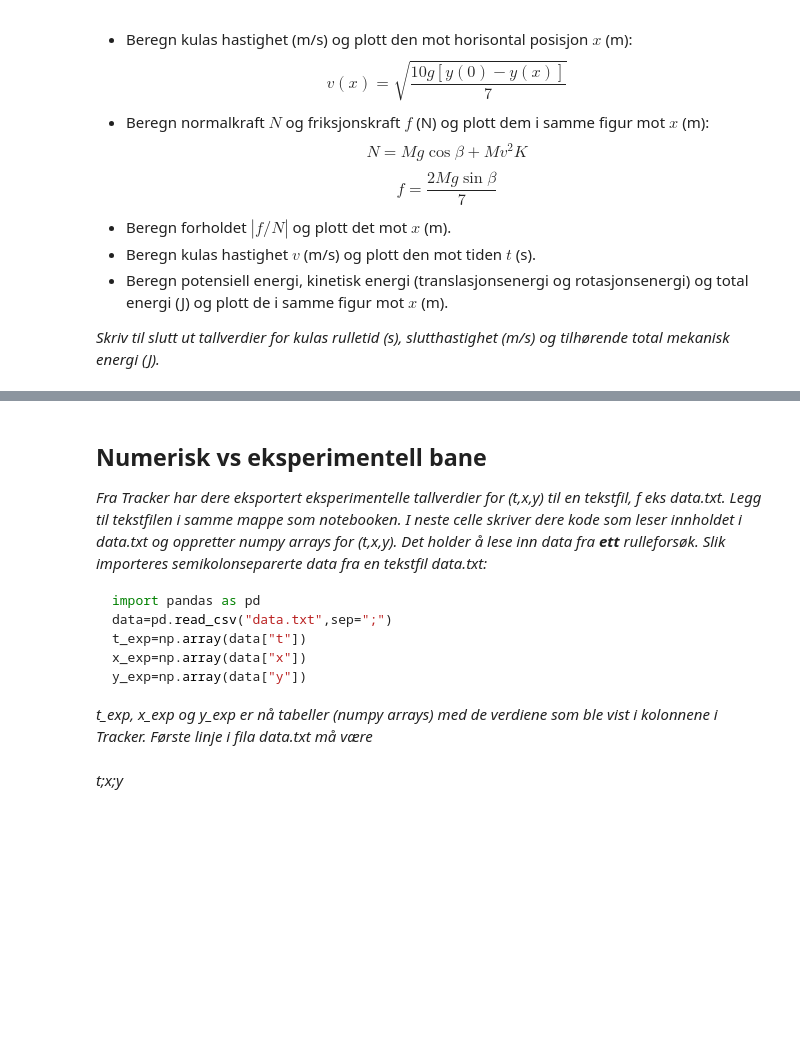
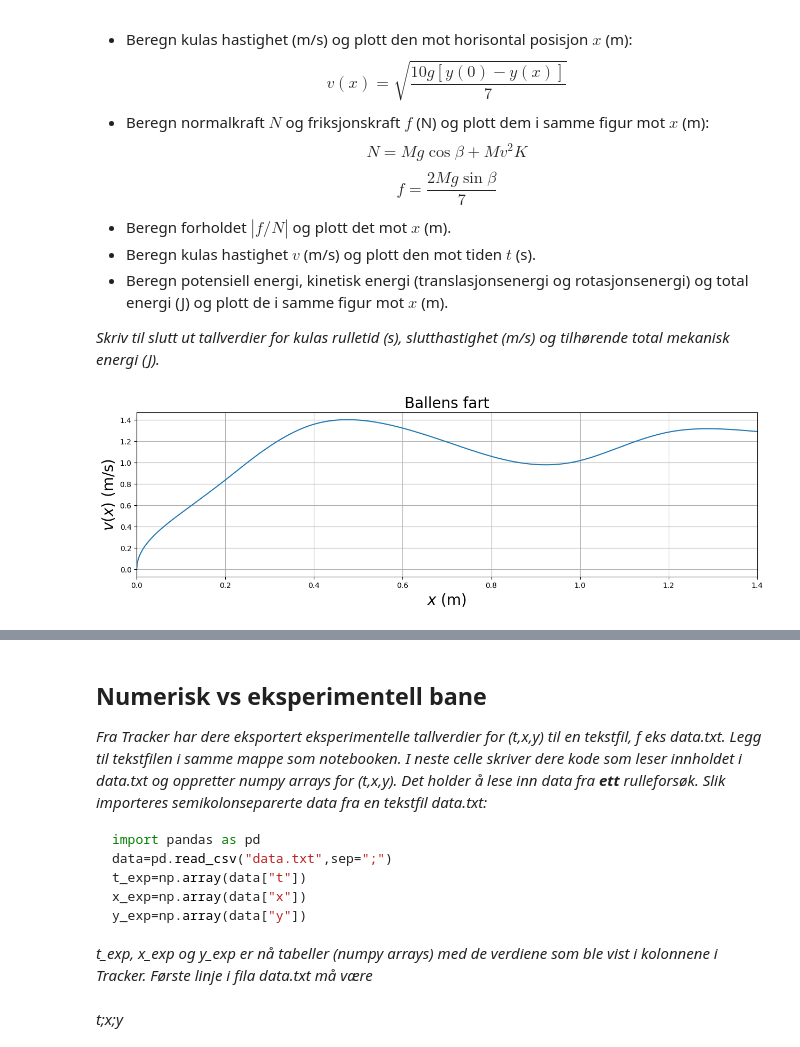
Before and after one commit to dtktran/notebook_mal_V25, a Jupyter notebook: notebook_mal_V25.ipynb, the cells around one changed output, grey strips where cells are left out. Saved outputs shown, nothing was run; the diff lists cells and outputs as text; code cells hidden in the pictures; blank space fills up the shorter version.

```diff
--- a/notebook_mal_V25.ipynb
+++ b/notebook_mal_V25.ipynb
@@ -185,5 +185,94 @@ $$f = \frac{2Mg\sin\beta}{7}$$
 # %%
 #Numerisk beregning og plotting av de fysiske størrelsene v(x), N(x), f(x), |f/N|, v(t), Epot(x), Ekin(x), Etot(x)
 
+v_x = (10/7 * g * (y[0] - y))**(1/2) # Ballens hastighet
+
+N = M * g * np.cos(beta) + M * v_x**2 * K # Normalkraften
+
+f = 2/7 * M * g * np.sin(beta) # Friksjonskraften
+
+f_over_N = np.absolute(f / N) # Forholdet |f/N|
+
+delta_t = np.zeros(x.shape[0])
+delta_t[0] = 0
+for i in range(1, x.shape[0]):
+    delta_t[i] = 2*dx / (v_x[i-1] + v_x[i])
+
+t_x = np.cumsum(delta_t)
+
+Epot = M * g * y # Potensiell energi
+Ekin = (1 +c) / 2 * M * v_x**2 # Kinetisk energi
+Etot = Epot + Ekin # Total mekanisk energi
+
+
+# Plotting av ballens hastighet
+plt.figure(figsize=(15,4))
+plt.plot(x,v_x)
+plt.title('Ballens fart',fontsize=20)
+plt.xlabel('$x$ (m)',fontsize=20)
+plt.ylabel('$v(x)$ (m/s)',fontsize=20)
+plt.xlim(0,1.4)
+plt.grid()
+plt.show()
+
+
+# Plotting av Normalkraften
+plt.figure(figsize=(15,4))
+plt.plot(x,N)
+plt.title('Normalkraften',fontsize=20)
+plt.xlabel('$x$ (m)',fontsize=20)
+plt.ylabel('$N/mg$',fontsize=20)
+plt.xlim(0,1.400)
+plt.grid()
+plt.show()
+
+# Plotting av Friksjonskraften
+plt.figure(figsize=(15,4))
+plt.plot(x,f)
+plt.title('Friksjonskraften',fontsize=20)
+plt.xlabel('$x$ (m)',fontsize=20)
+plt.ylabel('$f/mg$',fontsize=20)
+plt.xlim(0,1.400)
+plt.grid()
+plt.show()
+
+# Plotting av forhold mellom Normalkraften og Friksjonskraften
+plt.figure(figsize=(15,4))
+plt.plot(x,f_over_N)
+plt.title('Forhold',fontsize=20)
+plt.xlabel('$x$ (m)',fontsize=20)
+plt.ylabel('$|f/N|$',fontsize=20)
+plt.xlim(0,1.400)
+plt.grid()
+plt.show()
 
 #Utskrift av rulletid, sluttfart, total mekanisk energi
+# plott v(t) mot tiden t(s)
+
+plt.figure(figsize=(15,4))
+plt.plot(t_x, v_x)
+plt.title('Utskrift av rulletid',fontsize=20)
+plt.xlabel('t',fontsize=20)
+plt.ylabel('v(t)',fontsize=20)
+plt.xlim(0,t_x[-1])
+plt.grid()
+plt.show()
+
+
+
+# Beregn potensiell energi, kinetisk energi (translasjonsenergi og rotasjonsenergi)
+# og total energi (J) og plott de i samme figur mot x(m)
+
+plt.figure(figsize=(15,4))
+plt.plot(x, Epot, label='Potensiell energi', linestyle='-', linewidth=2)
+plt.plot(x, Ekin, label='Kinetisk energi', linestyle='--', linewidth=2)
+plt.plot(x, Etot, label='Total energi', linestyle='-.', linewidth=2)
+plt.title('Potensiell energi, kinetisk energi',fontsize=20)
+plt.xlabel('x(m)',fontsize=20)
+plt.ylabel('$Energi$ (J)',fontsize=20)
+plt.xlim(0,1.400)
+plt.legend()
+plt.grid()
+plt.show()
+# %% [output]
+[figure, added]
```
Also changed, not shown: parts of 3 cells of this notebook.
